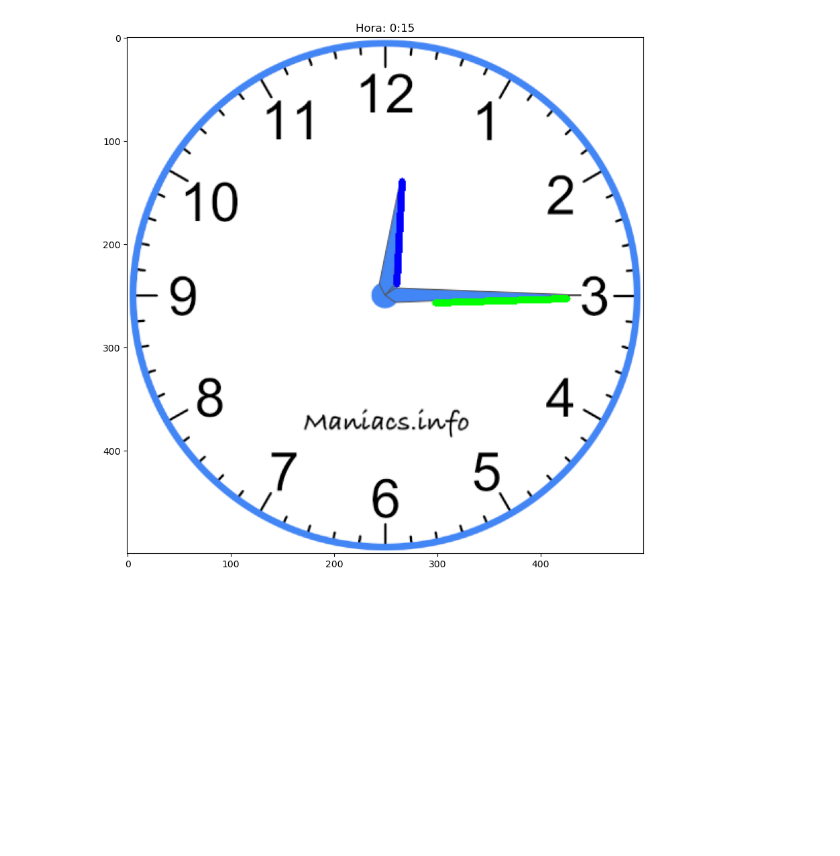
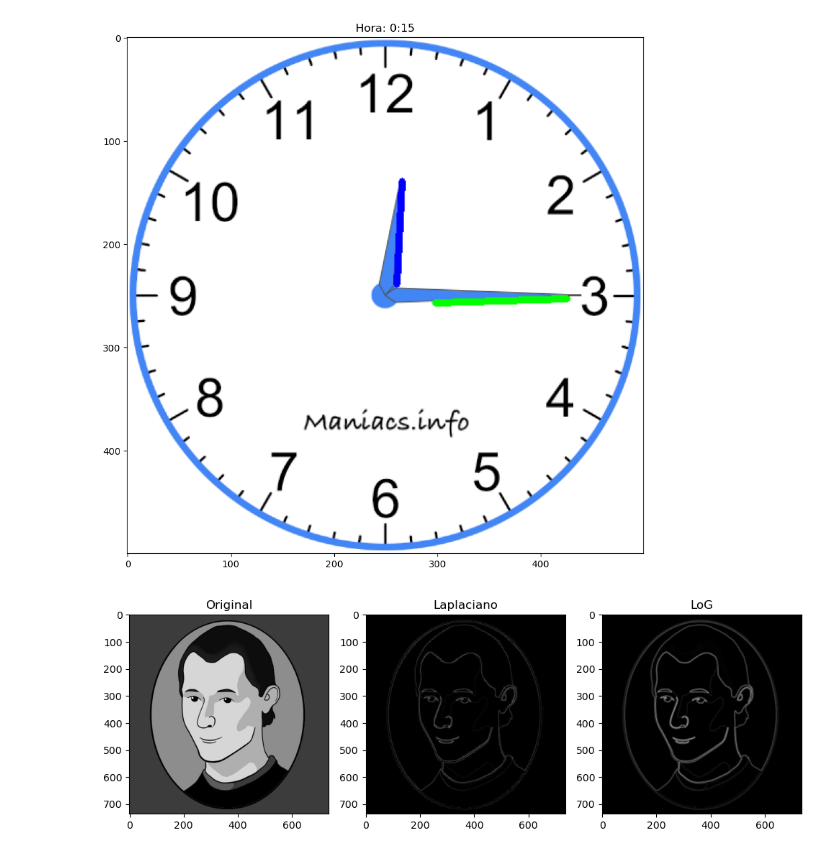
Before and after one commit to NataRomCuq/Cuadernoooo, a Jupyter notebook: rel.ipynb, the cells around one changed output. Saved outputs shown, nothing was run; the diff lists cells and outputs as text; code cells hidden in the pictures; blank space fills up the shorter version.

```diff
--- a/rel.ipynb
+++ b/rel.ipynb
@@ -333,3 +333,38 @@ if len(manecillas) >= 2:
     plt.show()
 # %% [output]
 [figure]
+# %%
+import cv2
+import numpy as np
+import matplotlib.pyplot as plt
+
+# Cargar imagen y convertir a escala de grises
+img = cv2.imread('maquiavelo.jpg')
+gray = cv2.cvtColor(img, cv2.COLOR_BGR2GRAY)
+
+# Laplaciano
+lap = cv2.Laplacian(gray, cv2.CV_64F)
+
+# Laplaciano del Gaussiano
+gauss = cv2.GaussianBlur(gray, (5, 5), 0)
+log = cv2.Laplacian(gauss, cv2.CV_64F)
+
+
+plt.figure(figsize=(10, 4))
+
+plt.subplot(1, 3, 1)
+plt.title('Original')
+plt.imshow(gray, cmap='gray')
+
+plt.subplot(1, 3, 2)
+plt.title('Laplaciano')
+plt.imshow(np.abs(lap), cmap='gray')
+
+plt.subplot(1, 3, 3)
+plt.title('LoG')
+plt.imshow(np.abs(log), cmap='gray')
+
+plt.tight_layout()
+plt.show()
+# %% [output]
+[figure, added]
```
Also changed, not shown: parts of 2 cells of this notebook.
